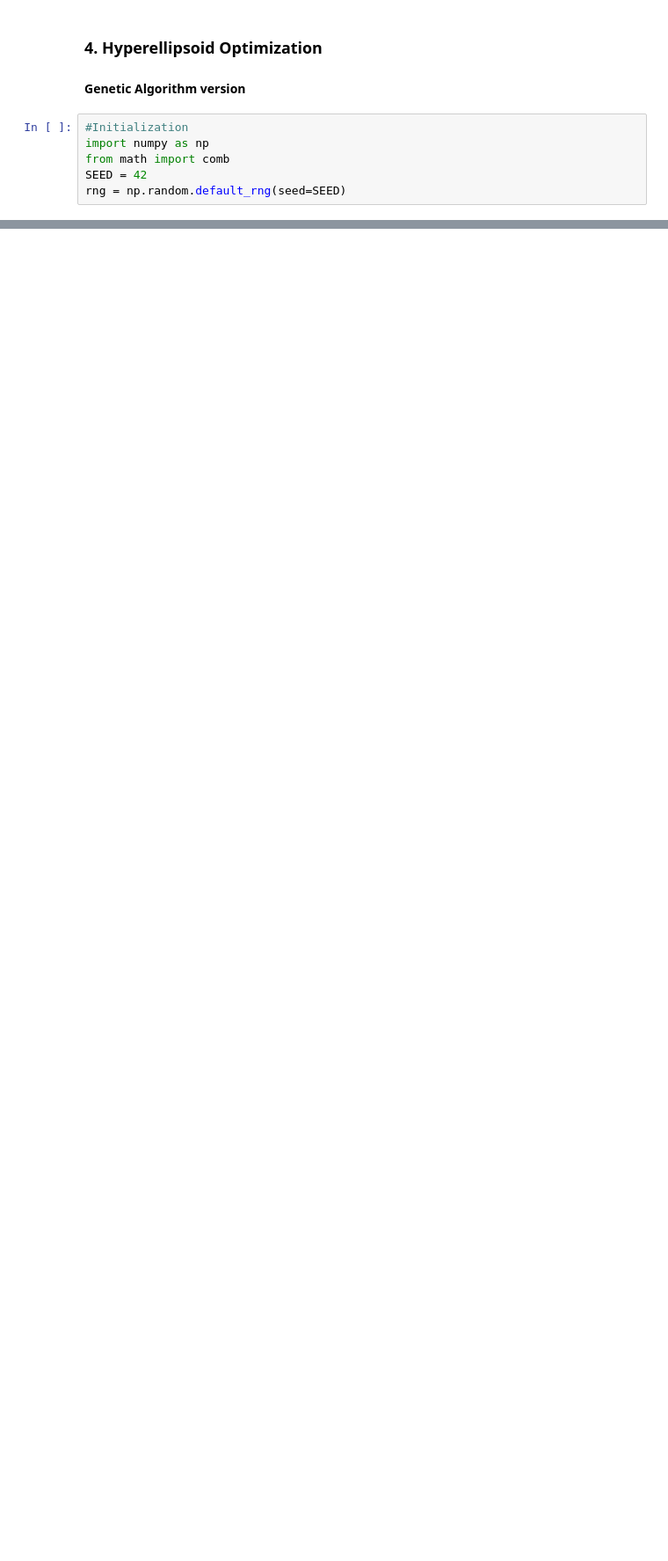
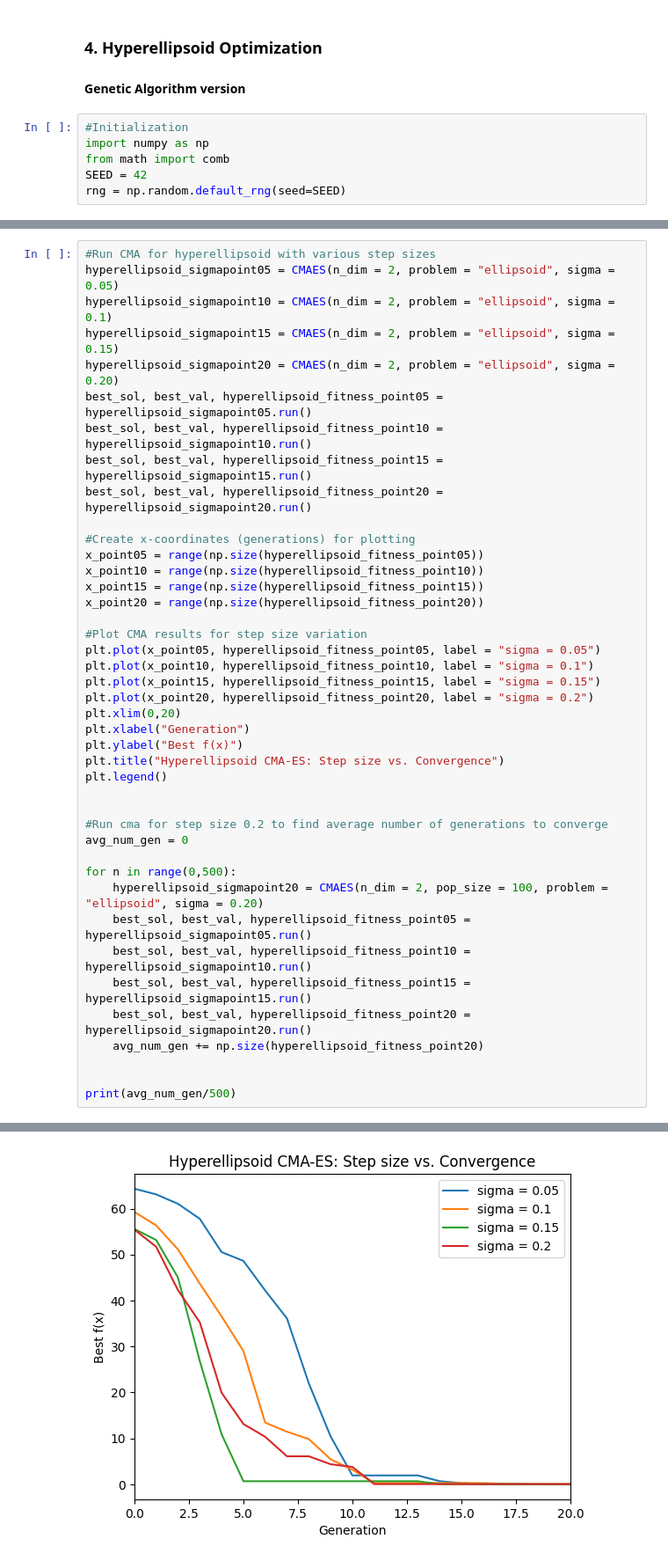
Before and after one commit to amandas36/ME447-Projects, a Jupyter notebook: project_1.ipynb, the cells around one changed output, grey strips where cells are left out. Shown: that part at 88% size. Drawn from its saved outputs; the diff is of its cells as text; blank space fills up the shorter version.

```diff
--- a/project_1.ipynb
+++ b/project_1.ipynb
@@ -401,0 +580,43 @@ print(population[sorted_ind[0]], np.average(fitness(population)))
+# %%
+#Run CMA for hyperellipsoid with various step sizes
+hyperellipsoid_sigmapoint05 = CMAES(n_dim = 2, problem = "ellipsoid", sigma = 0.05)
+hyperellipsoid_sigmapoint10 = CMAES(n_dim = 2, problem = "ellipsoid", sigma = 0.1)
+hyperellipsoid_sigmapoint15 = CMAES(n_dim = 2, problem = "ellipsoid", sigma = 0.15)
+hyperellipsoid_sigmapoint20 = CMAES(n_dim = 2, problem = "ellipsoid", sigma = 0.20)
+best_sol, best_val, hyperellipsoid_fitness_point05 = hyperellipsoid_sigmapoint05.run()
+best_sol, best_val, hyperellipsoid_fitness_point10 = hyperellipsoid_sigmapoint10.run()
+best_sol, best_val, hyperellipsoid_fitness_point15 = hyperellipsoid_sigmapoint15.run()
+best_sol, best_val, hyperellipsoid_fitness_point20 = hyperellipsoid_sigmapoint20.run()
+
+#Create x-coordinates (generations) for plotting
+x_point05 = range(np.size(hyperellipsoid_fitness_point05))
+x_point10 = range(np.size(hyperellipsoid_fitness_point10))
+x_point15 = range(np.size(hyperellipsoid_fitness_point15))
+x_point20 = range(np.size(hyperellipsoid_fitness_point20))
+
+#Plot CMA results for step size variation
+plt.plot(x_point05, hyperellipsoid_fitness_point05, label = "sigma = 0.05")
+plt.plot(x_point10, hyperellipsoid_fitness_point10, label = "sigma = 0.1")
+plt.plot(x_point15, hyperellipsoid_fitness_point15, label = "sigma = 0.15")
+plt.plot(x_point20, hyperellipsoid_fitness_point20, label = "sigma = 0.2")
+plt.xlim(0,20)
+plt.xlabel("Generation")
+plt.ylabel("Best f(x)")
+plt.title("Hyperellipsoid CMA-ES: Step size vs. Convergence")
+plt.legend()
+
+
+#Run cma for step size 0.2 to find average number of generations to converge
+avg_num_gen = 0
+
+for n in range(0,500):
+    hyperellipsoid_sigmapoint20 = CMAES(n_dim = 2, pop_size = 100, problem = "ellipsoid", sigma = 0.20)
+    best_sol, best_val, hyperellipsoid_fitness_point05 = hyperellipsoid_sigmapoint05.run()
+    best_sol, best_val, hyperellipsoid_fitness_point10 = hyperellipsoid_sigmapoint10.run()
+    best_sol, best_val, hyperellipsoid_fitness_point15 = hyperellipsoid_sigmapoint15.run()
+    best_sol, best_val, hyperellipsoid_fitness_point20 = hyperellipsoid_sigmapoint20.run()
+    avg_num_gen += np.size(hyperellipsoid_fitness_point20)
+
+
+print(avg_num_gen/500)
+# %% [output]
@@ -401,0 +624 @@ print(population[sorted_ind[0]], np.average(fitness(population)))
+[figure, added]
```
Also changed, not shown: parts of 15 cells of this notebook.
